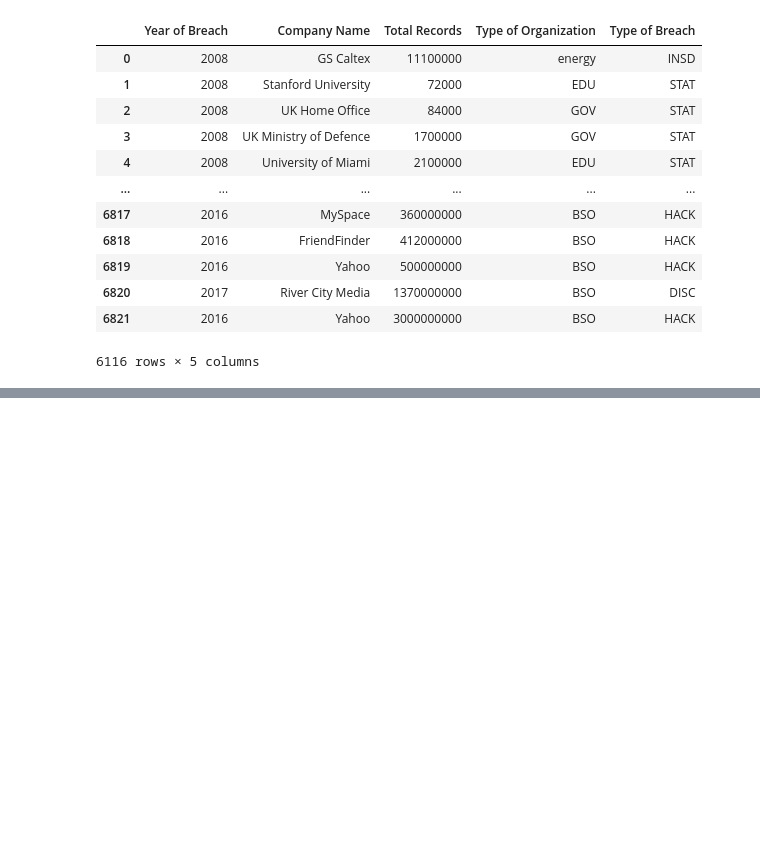
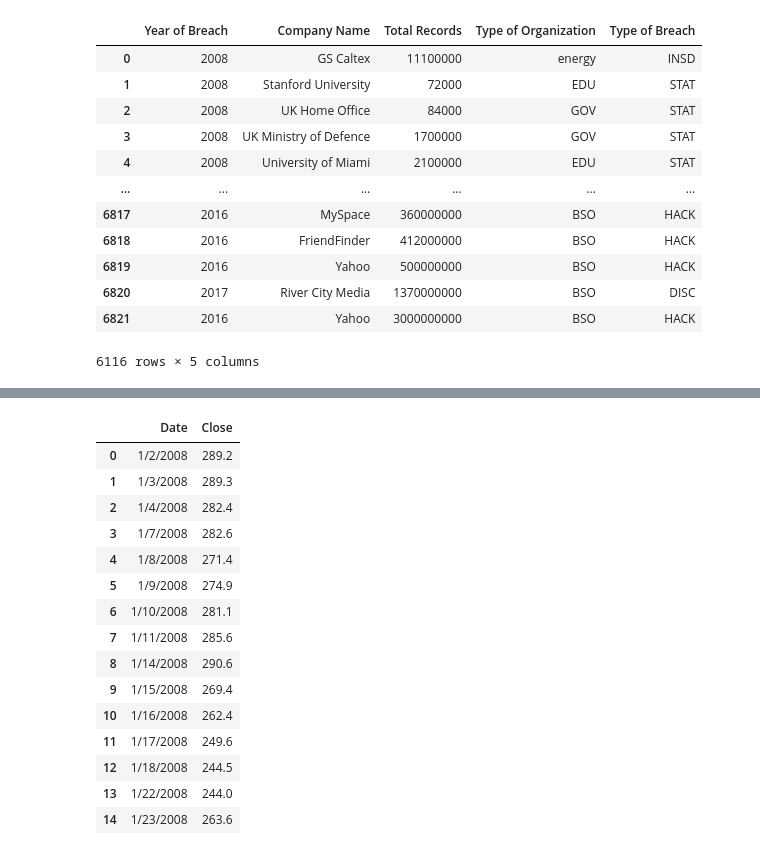
Before and after one commit to chaka37/Project1, a Jupyter notebook: notebooks/tempest.ipynb, the cells around one changed output, grey strips where cells are left out. Cells and saved outputs as stored; diff of their text form; code cells hidden in the pictures; blank space fills up the shorter version.

```diff
--- a/notebooks/tempest.ipynb
+++ b/notebooks/tempest.ipynb
@@ -410,0 +436,23 @@ tldata_concated.to_csv('../data/clean data/L & T.csv', index=True)
+# %%
+#read in citigroup daily
+citi_daily = Path("../data/stock data/Citigroup DAILY.csv")
+citi_daily = pd.read_csv(citi_daily, infer_datetime_format=True, parse_dates=True,)
+citi_daily = citi_daily.sort_index()
+citi_daily.head(15)
+# %% [output]
+|  | Date | Close |
+| 0 | 1/2/2008 | 289.2 |
+| 1 | 1/3/2008 | 289.3 |
+| 2 | 1/4/2008 | 282.4 |
+| 3 | 1/7/2008 | 282.6 |
+| 4 | 1/8/2008 | 271.4 |
+| 5 | 1/9/2008 | 274.9 |
+| 6 | 1/10/2008 | 281.1 |
+| 7 | 1/11/2008 | 285.6 |
+| 8 | 1/14/2008 | 290.6 |
+| 9 | 1/15/2008 | 269.4 |
+| 10 | 1/16/2008 | 262.4 |
+| 11 | 1/17/2008 | 249.6 |
+| 12 | 1/18/2008 | 244.5 |
+| 13 | 1/22/2008 | 244.0 |
+| 14 | 1/23/2008 | 263.6 |
```
Also changed, not shown: parts of 3 cells of this notebook, 4 other files.
